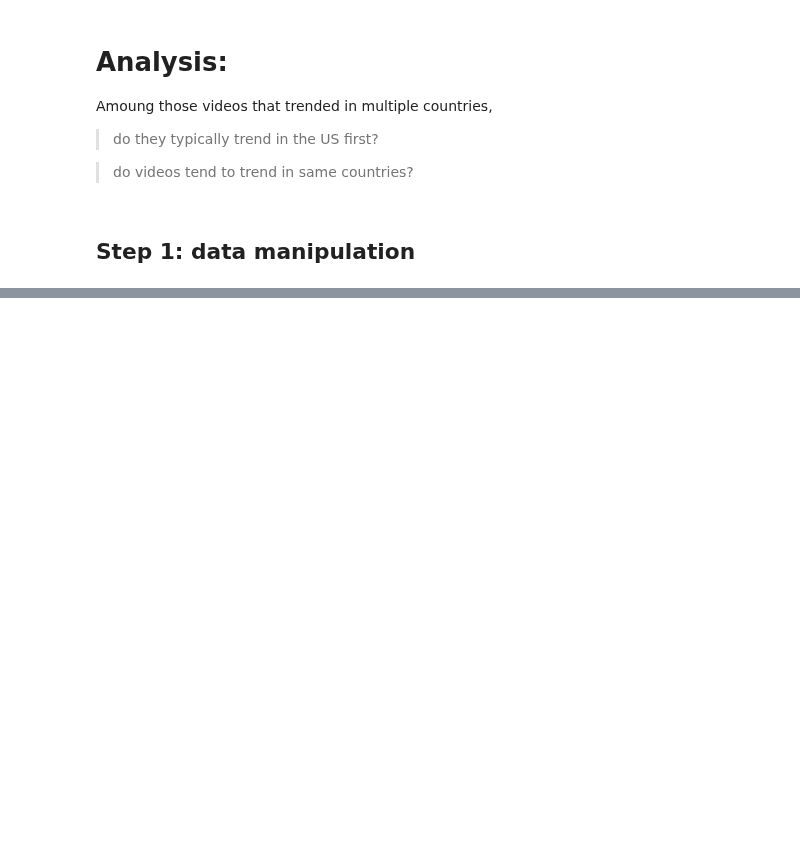
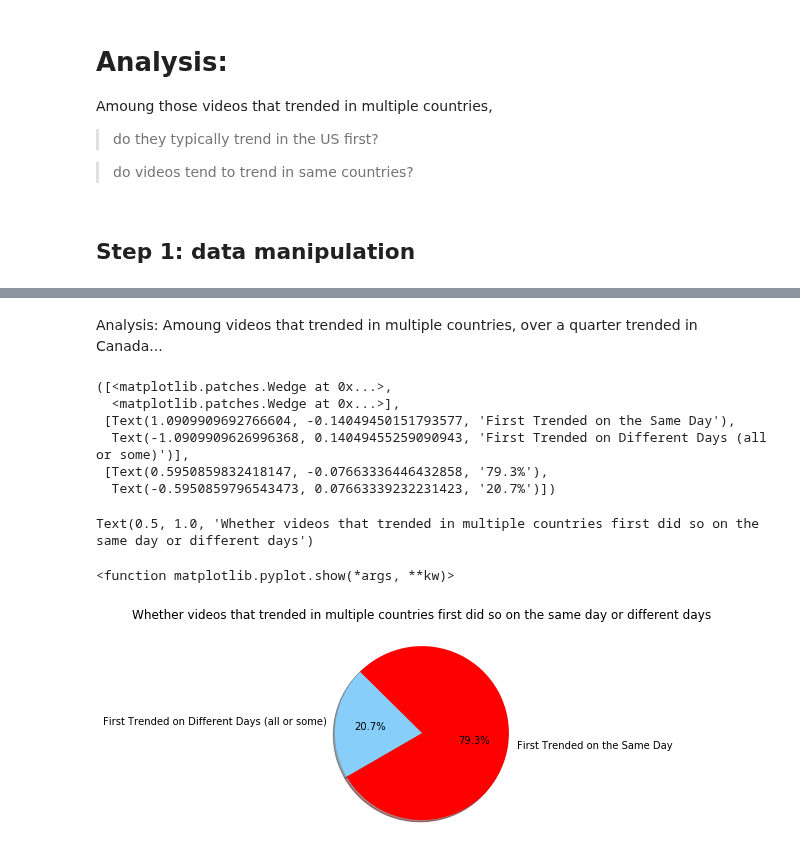
Before and after one commit to bnarath/YouTube_Trending, a Jupyter notebook: youtube-trending/Code/Megan_exploring_variation.ipynb, the cells around one changed output, grey strips where cells are left out. Saved outputs shown, nothing was run; the diff lists cells and outputs as text; code cells hidden in the pictures; blank space fills up the shorter version.

```diff
--- a/youtube-trending/Code/Megan_exploring_variation.ipynb
+++ b/youtube-trending/Code/Megan_exploring_variation.ipynb
@@ -457,0 +472,6 @@ Step 1: data manipulation
+# %%
+#collapse into lists, determine unique first days
+
+#First_trend.reset_index(level=1, inplace=True)
+col_First_trend = First_trend.groupby("video_id").aggregate(lambda tdf: tdf.unique().tolist())
+col_First_trend['no. of Unique First day trended'] = col_First_trend.First_Trend_Date.apply(lambda x: len(x))
@@ -457,0 +533,39 @@ Step 1: data manipulation
+# %% [markdown]
+Analysis: Amoung videos that trended in multiple countries, over a quarter trended in Canada...
+# %%
+#display the findings for segmentation: number of countries trended in
+
+    #stratify dataset
+same_day = col_First_trend.loc[col_First_trend["no. of Unique First day trended"]==1, :]
+multiple_days = col_First_trend.loc[col_First_trend["no. of Unique First day trended"]!=1, :]
+
+    #visualize
+# Labels for the sections of our pie chart
+labels = ["First Trended on the Same Day", "First Trended on Different Days (all or some)"]
+
+# The values of each section of the pie chart
+
+sizes = [len(same_day)/len(col_First_trend),
+         len(multiple_days)/len(col_First_trend)]
+
+# The colors of each section of the pie chart
+colors = ["red", "lightskyblue"]
+
+
+#Display
+plt.pie(sizes, labels=labels, colors=colors,
+        autopct="%1.1f%%", shadow=True, startangle=210)
+
+plt.title("Whether videos that trended in multiple countries first did so on the same day or different days")
+
+plt.show
+# %% [output]
+([<matplotlib.patches.Wedge at 0x...>,
+  <matplotlib.patches.Wedge at 0x...>],
+ [Text(1.0909909692766604, -0.14049450151793577, 'First Trended on the Same Day'),
+  Text(-1.0909909626996368, 0.14049455259090943, 'First Trended on Different Days (all or some)')],
+ [Text(0.5950859832418147, -0.07663336446432858, '79.3%'),
+  Text(-0.5950859796543473, 0.07663339232231423, '20.7%')])
+Text(0.5, 1.0, 'Whether videos that trended in multiple countries first did so on the same day or different days')
+<function matplotlib.pyplot.show(*args, **kw)>
+[figure, added]
```
Also changed, not shown: parts of 10 cells of this notebook.
